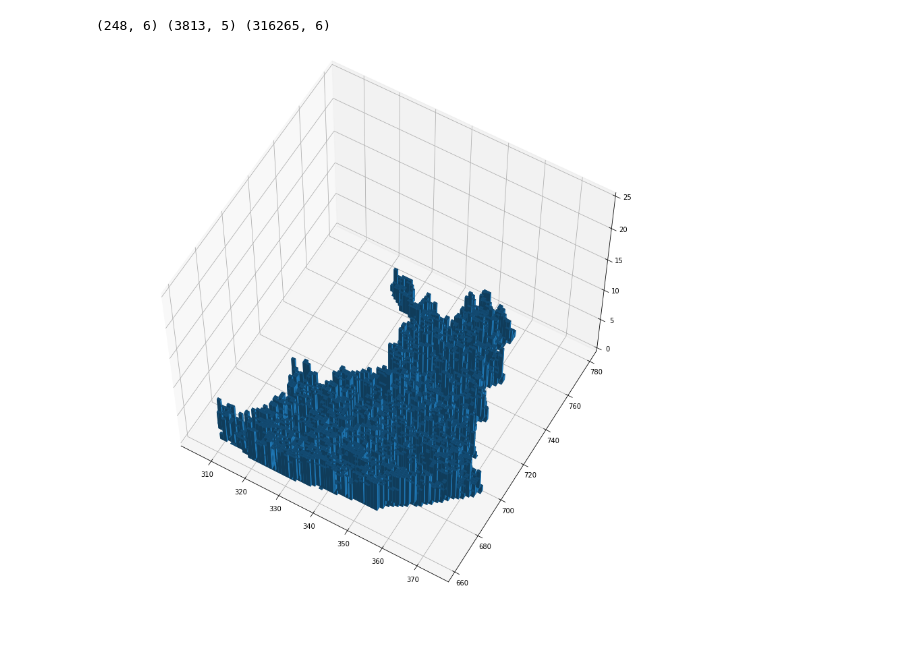
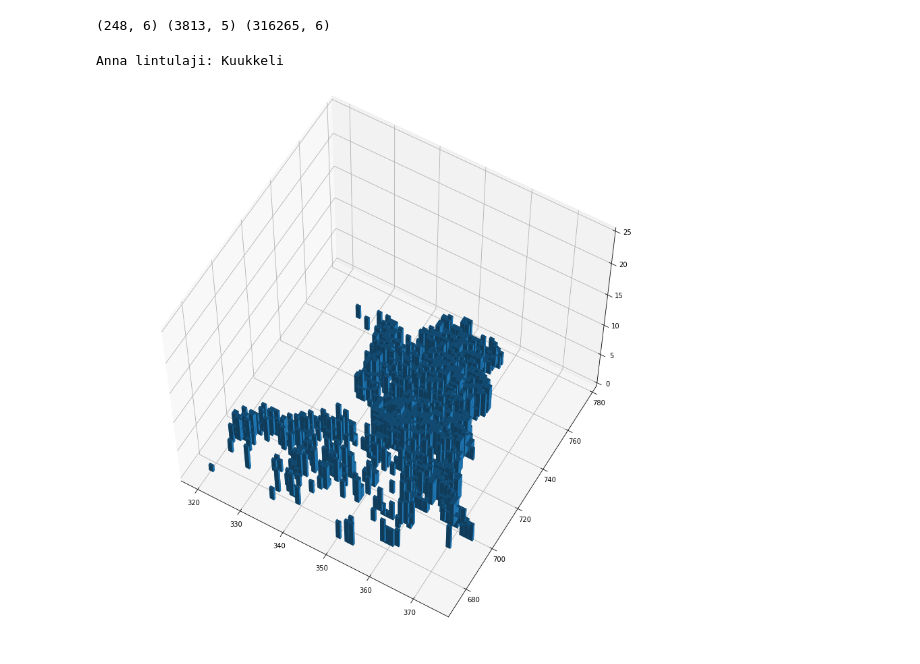
Before and after one commit to jutasa/avoindata, a Jupyter notebook: testi_notebook.ipynb, the cells around one changed output. Cells and saved outputs as stored; diff of their text form; code cells hidden in the pictures.

```diff
--- a/testi_notebook.ipynb
+++ b/testi_notebook.ipynb
@@ -53,20 +73,28 @@ print(lajit.shape, ruudut.shape, havainnot.shape)
 # %%
-#diagrammin pohja
-kuva=plt.figure(figsize=(15,15))
-pylvaat=kuva.add_subplot(1,1,1,projection='3d')
-pylvaat.view_init(elev=60.0, azim=300.0)
-pylvaat.set_zlim3d((0,25))
 
-#parametrit
-x_paikka=ruudut['E-koord']
-y_paikka=ruudut['N-koord']
-z_paikka=np.zeros(len(ruudut))
-palkin_korkeus=ruudut['aste-1.atlas']
-palkin_leveys= np.full(len(ruudut),1)
-palkin_syvyys= np.full(len(ruudut),1)
+def piirra_kartta(pesima_kartta):
+    #diagrammin pohja
+    kuva=plt.figure(figsize=(15,15))
+    pylvaat=kuva.add_subplot(1,1,1,projection='3d')
+    pylvaat.view_init(elev=60.0, azim=300.0)
+    pylvaat.set_zlim3d((0,25))
 
-#piirto
-pylvaat.bar3d(x_paikka,y_paikka, z_paikka,palkin_leveys,palkin_syvyys,palkin_korkeus, shade=True)
-plt.show()
+    #parametrit
+    x_paikka=pesima_kartta['E-koord']
+    y_paikka=pesima_kartta['N-koord']
+    z_paikka=np.zeros(len(pesima_kartta))
+    palkin_korkeus=pesima_kartta['pesiminen-1_2']
+    palkin_leveys= np.full(len(pesima_kartta),1)
+    palkin_syvyys= np.full(len(pesima_kartta),1)
+
+    #piirto
+    pylvaat.bar3d(x_paikka,y_paikka, z_paikka,palkin_leveys,palkin_syvyys,palkin_korkeus, shade=True)
+    plt.show()
-# %% [output]
-[figure, removed]
+# %%
+# MAIN:
+laji=lajilyhenne()
+pesima=pesimakartta(laji)
+piirra_kartta(pesima)
+# %% [output]
+Anna lintulaji: Kuukkeli
+[figure, added]
```
Also changed, not shown: parts of 1 cell of this notebook.
